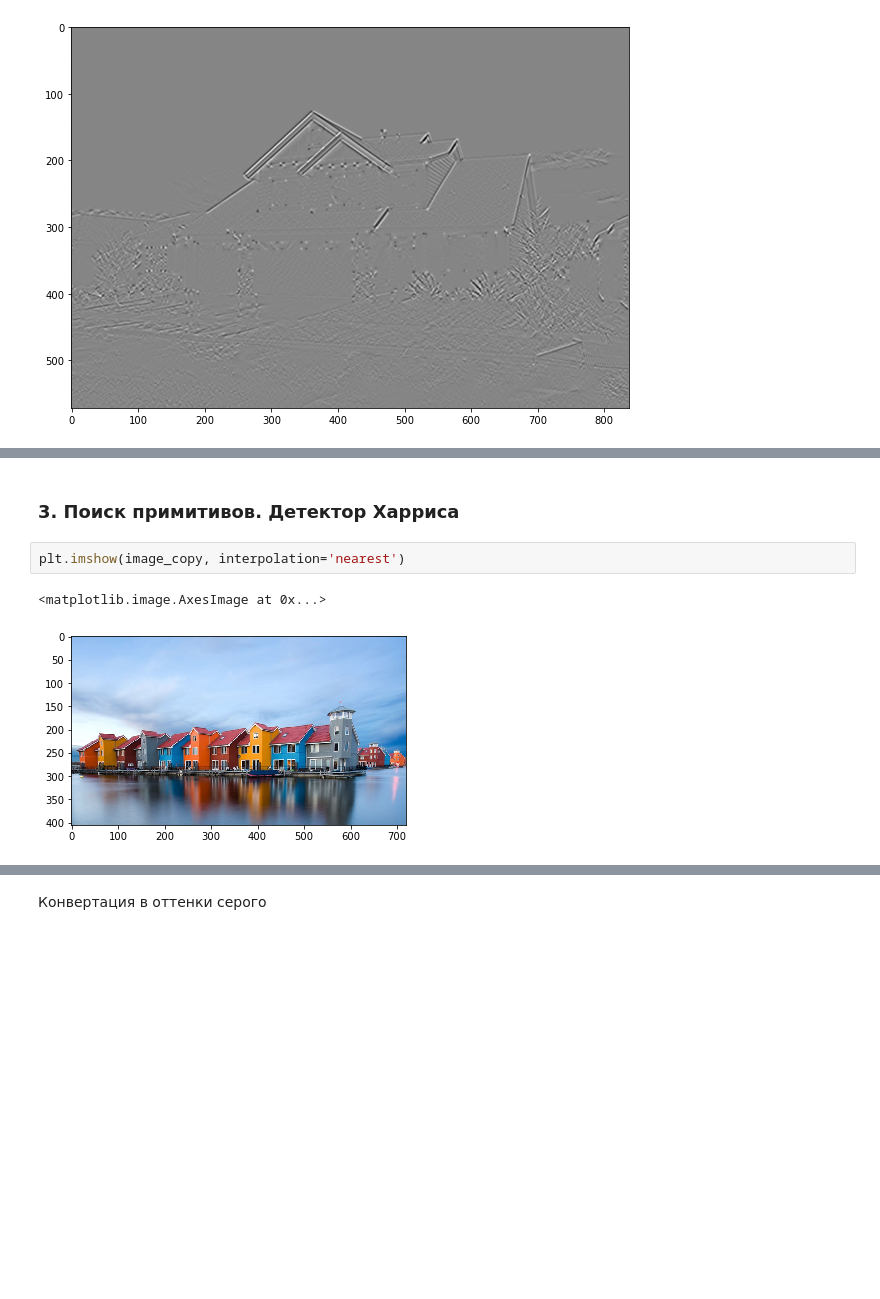
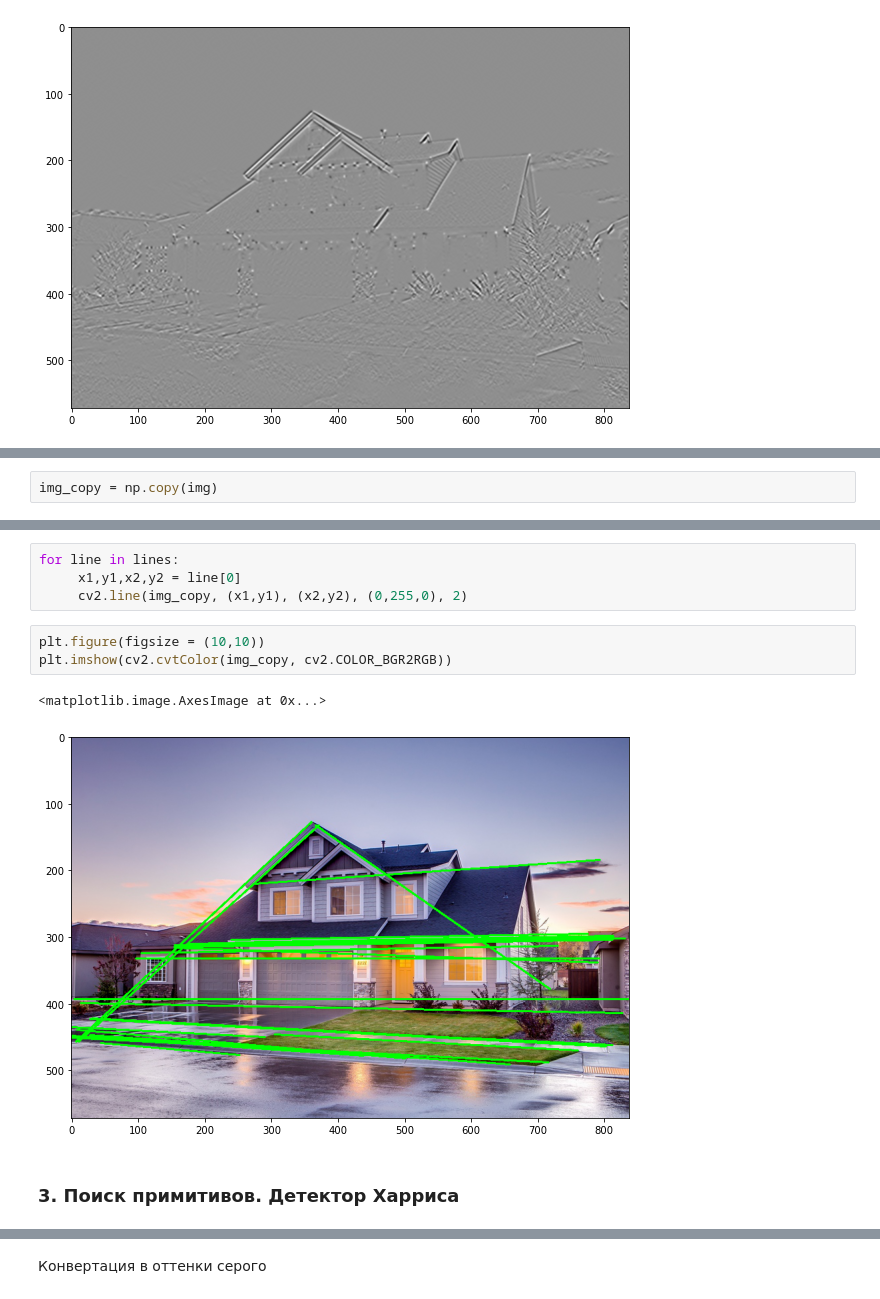
Before and after one commit to mfedoriv/image-processing, a Jupyter notebook: Image_processing.ipynb, the cells around one changed output, grey strips where cells are left out. Saved outputs shown, nothing was run; the diff lists cells and outputs as text; blank space fills up the shorter version.

```diff
--- a/Image_processing.ipynb
+++ b/Image_processing.ipynb
@@ -114,0 +139,2 @@ plt.imshow(sobelxy, cmap='gray')
+# %%
+img_copy = np.copy(img)
@@ -115,8 +143,13 @@ plt.imshow(sobelxy, cmap='gray')
+# %%
+for line in lines:
+     x1,y1,x2,y2 = line[0]
+     cv2.line(img_copy, (x1,y1), (x2,y2), (0,255,0), 2)
+# %%
+plt.figure(figsize = (10,10))
+plt.imshow(cv2.cvtColor(img_copy, cv2.COLOR_BGR2RGB))
+# %% [output]
+<matplotlib.image.AxesImage at 0x...>
+[figure, added]
 # %% [markdown]
 ### 3. Поиск примитивов. Детектор Харриса
-# %%
-plt.imshow(image_copy, interpolation='nearest')
-# %% [output]
-<matplotlib.image.AxesImage at 0x...>
-[figure, removed]
 # %% [markdown]
```
Also changed, not shown: parts of 22 cells of this notebook.
